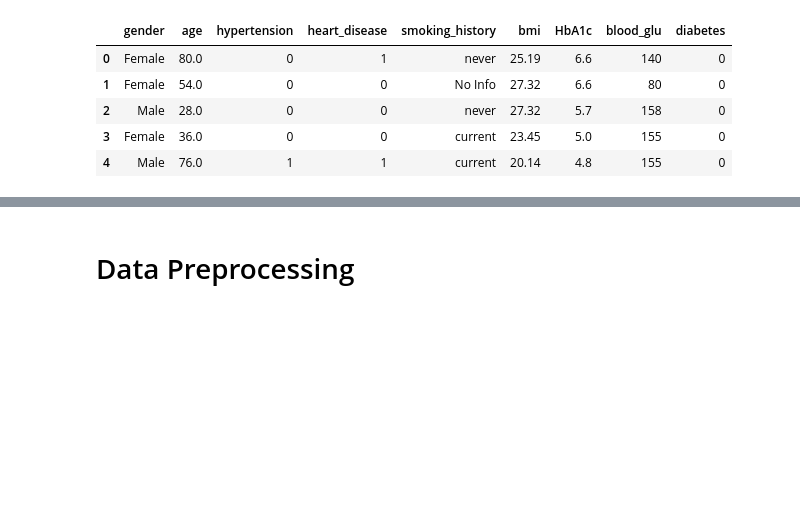
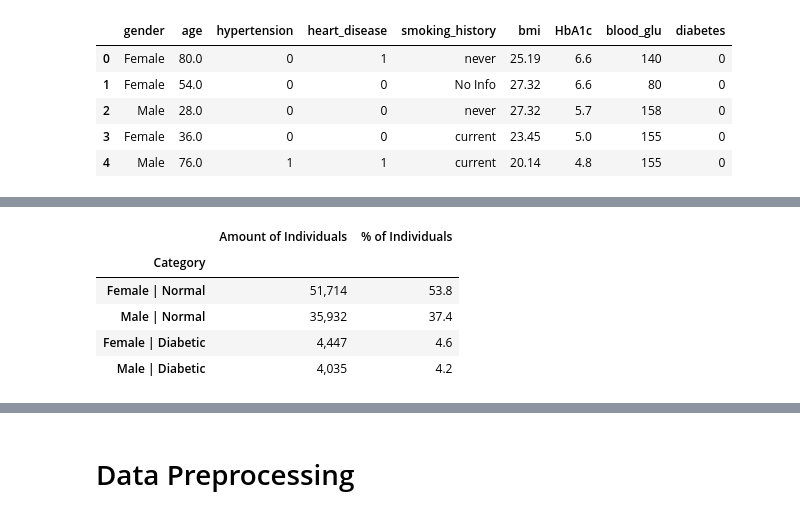
Before and after one commit to MaxBoonjindasup/diabetes_prediction, a Jupyter notebook: Diabetes Prediction.ipynb, the cells around one changed output, grey strips where cells are left out. Drawn from its saved outputs; the diff is of its cells as text; code cells hidden in the pictures; blank space fills up the shorter version.

```diff
--- a/Diabetes Prediction.ipynb
+++ b/Diabetes Prediction.ipynb
@@ -327,35 +327,61 @@ choices = [
     'Male | Normal',
     'Male | Diabetic',
     'Female | Normal',
     'Female | Diabetic'
 ]
 
 # Apply conditions and choices to create the 'category' column
-df['category'] = np.select(conditions, choices, default = 'Unknown')
+df['Category'] = np.select(conditions, choices, default = 'Unknown')
 
 fig_age_bmi = px.scatter(
     df,
     x = 'age',
     y = 'bmi',
     title = 'Age vs BMI by Sex and Diabetic Status',
     labels = {'bmi': 'BMI', 'age': 'Age'},
-    color = 'category',
+    color = 'Category',
     color_discrete_map = {
         'Male | Normal': 'blue',
         'Male | Diabetic': 'orange',
         'Female | Normal': 'lightgreen',
         'Female | Diabetic': 'darkred'
     }
 )
 
 fig_age_bmi.update_layout(
     title = {'x': 0.5},
     legend_title = ''
 )
 
 fig_age_bmi.show()
+
+# Count the occurrences of each category
+diabetic_counts = df['Category'].value_counts()
+
+# Calculate the percentages
+diabetic_percentages = (diabetic_counts / len(df)) * 100
+
+# Format the 'Amount of Individuals' column with commas for thousands
+counts_formatted = diabetic_counts.apply(lambda x: '{:,}'.format(x))
+
+# Round the 'Percentages' column to two decimal places
+percentages_rounded = diabetic_percentages.round(1)
+
+# Create a DataFrame to store counts and percentages
+diabetic_df = pd.DataFrame({
+    'Amount of Individuals': counts_formatted,
+    '% of Individuals': percentages_rounded
+})
+
+diabetic_df
 # %% [output]
 [interactive output not drawn]
+|  | Amount of Individuals | % of Individuals |
+| Category |  |  |
+| Female | Normal | 51,714 | 53.8 |
+| Male | Normal | 35,932 | 37.4 |
+| Female | Diabetic | 4,447 | 4.6 |
+| Male | Diabetic | 4,035 | 4.2 |
 # %%
 df['smoking_history'] = df['smoking_history'].str.capitalize()
 
```
Also changed, not shown: parts of 1 cell of this notebook, 1 other file.
